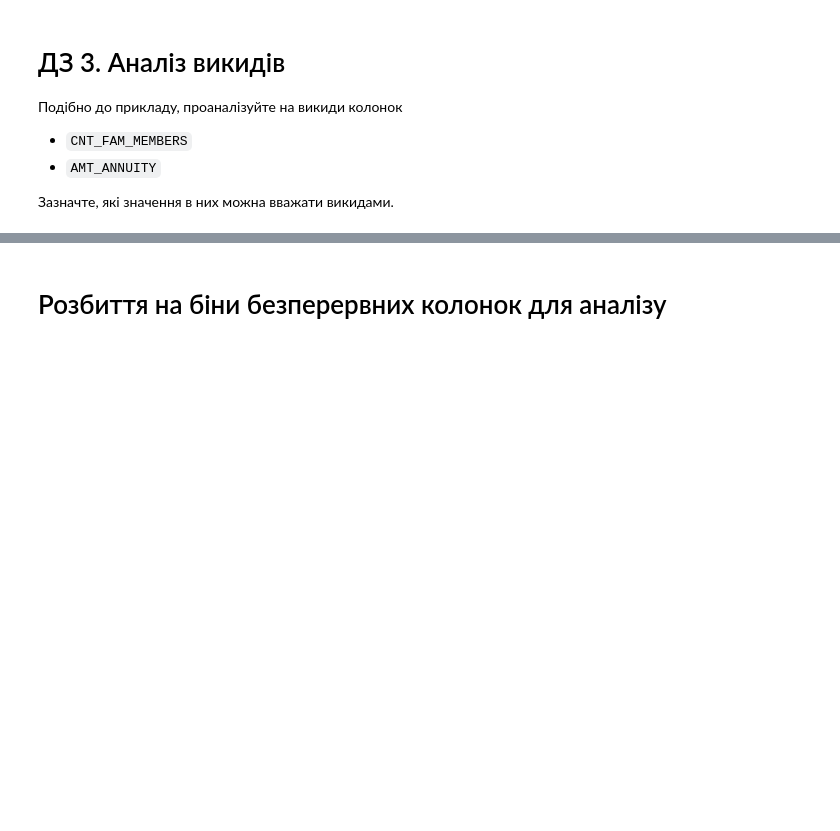
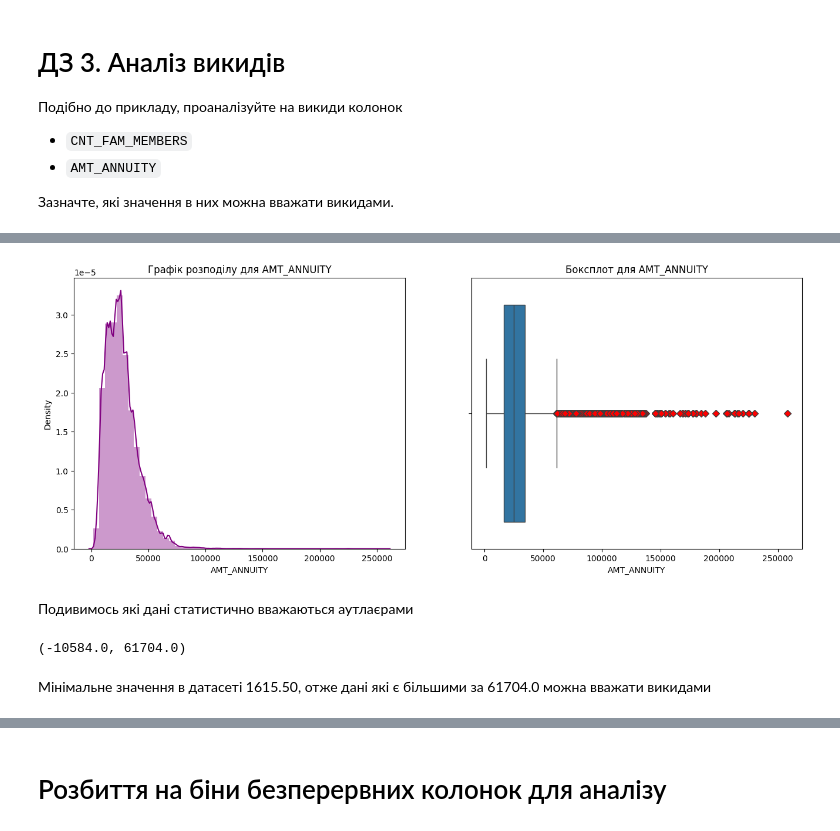
Before and after one commit to YelizavetaP/ml_tasks, a Jupyter notebook: lectures/1_Credit_EDA.ipynb, the cells around one changed output, grey strips where cells are left out. Saved outputs shown, nothing was run; the diff lists cells and outputs as text; code cells hidden in the pictures; blank space fills up the shorter version.

```diff
--- a/lectures/1_Credit_EDA.ipynb
+++ b/lectures/1_Credit_EDA.ipynb
@@ -1549,0 +1904,12 @@ df[df['AMT_INCOME_TOTAL'] > 900000].head()
+# %%
+dist_box(df, 'AMT_ANNUITY')
+# %% [output]
+[figure, added]
+# %% [markdown]
+Подивимось які дані статистично вважаються аутлаєрами
+# %%
+outlier_range(df, 'AMT_ANNUITY')
+# %% [output]
+(-10584.0, 61704.0)
+# %% [markdown]
+Мінімальне значення в датасеті 1615.50, отже дані які є більшими за 61704.0 можна вважати викидами
```
Also changed, not shown: parts of 154 cells of this notebook.
